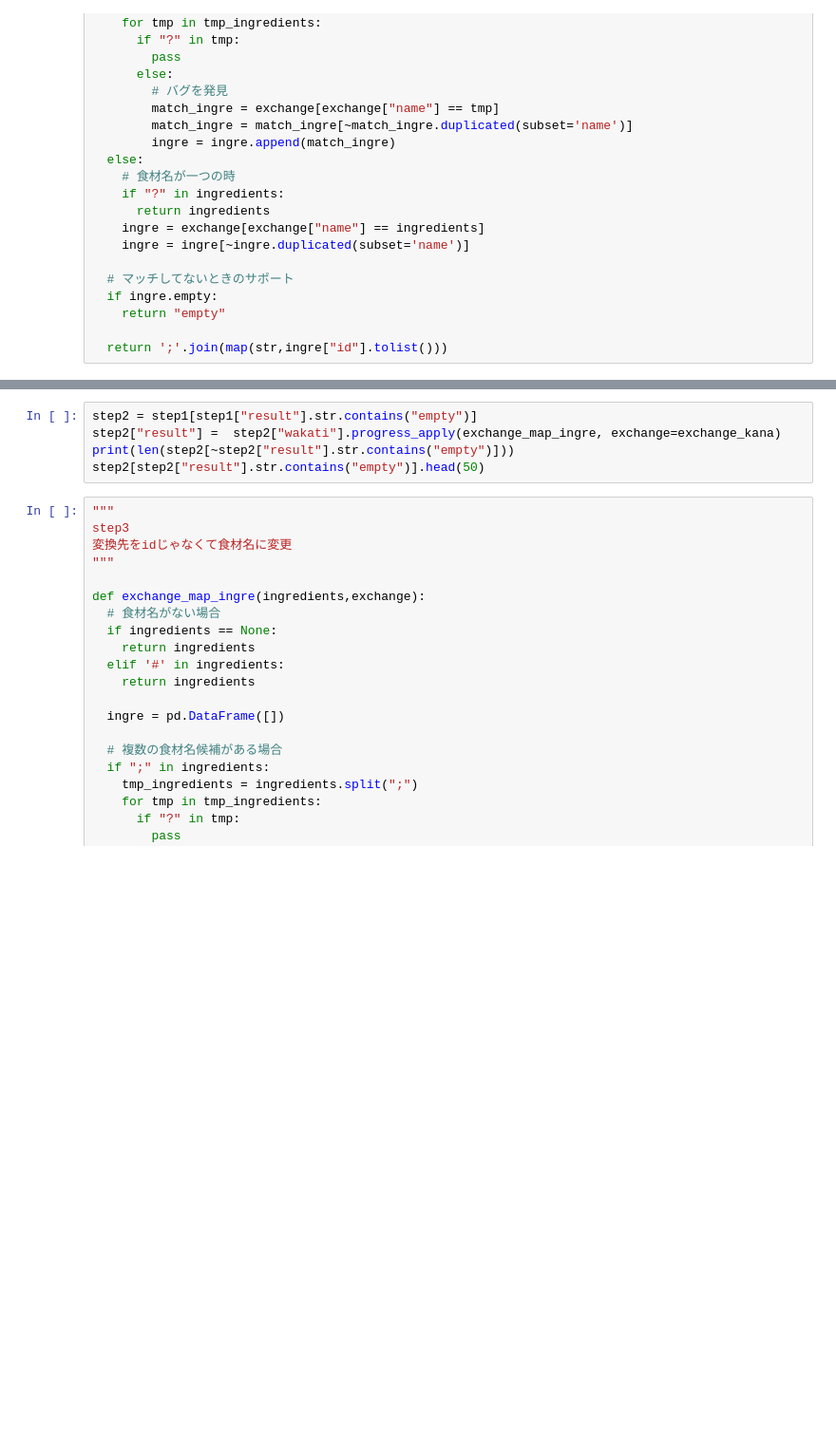
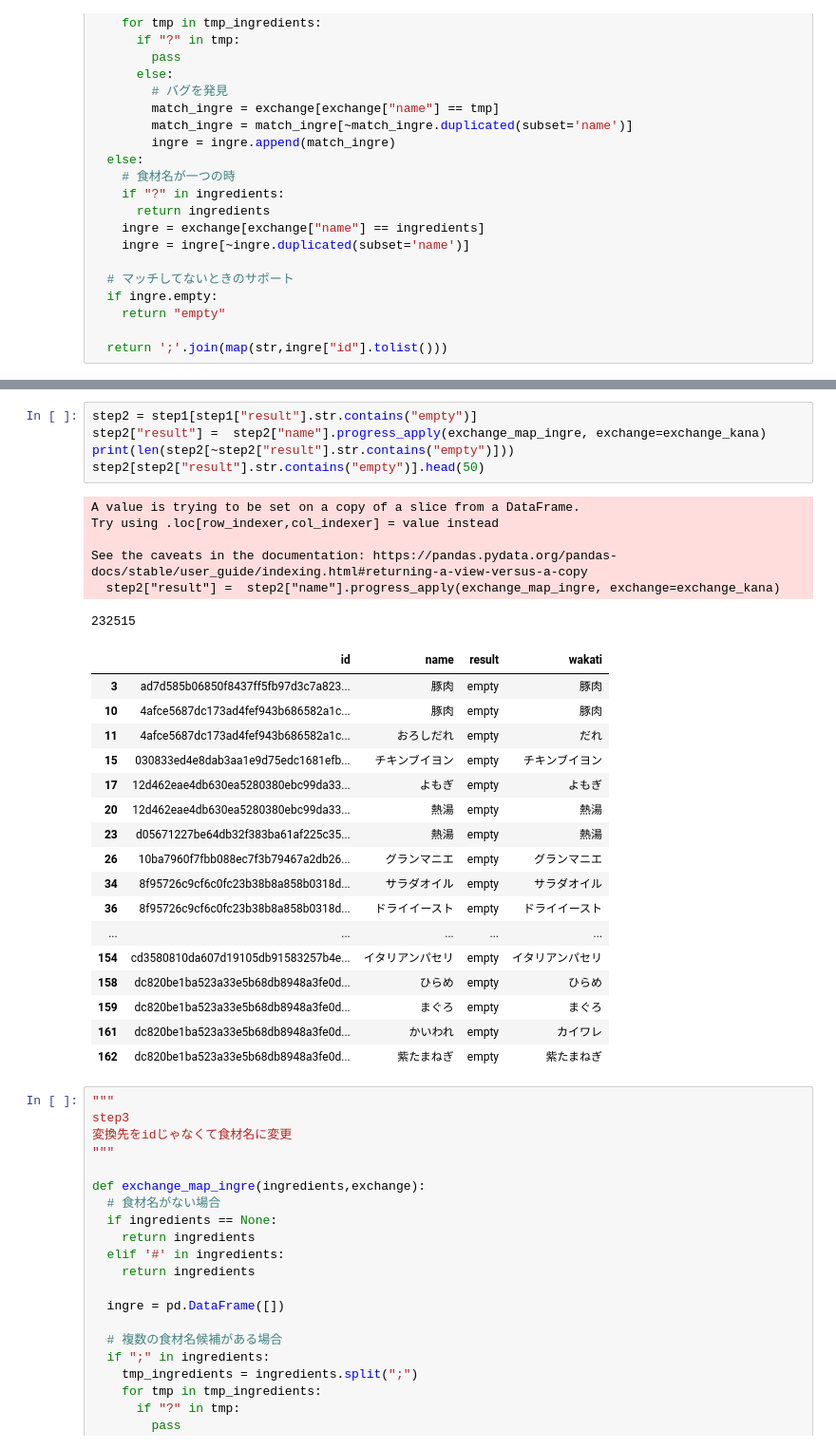
Before and after one commit to RecommendRecipe/analytics_ingredients_name, a Jupyter notebook: work/exchange/analitics_data.ipynb, the cells around one changed output, grey strips where cells are left out. Shown: that part at 95% size. Cells and saved outputs as stored; diff of their text form; blank space fills up the shorter version.

```diff
--- a/work/exchange/analitics_data.ipynb
+++ b/work/exchange/analitics_data.ipynb
@@ -121,8 +140,32 @@ step1[step1["result"].str.contains("empty")].head(50)
 # %%
 step2 = step1[step1["result"].str.contains("empty")]
-step2["result"] =  step2["wakati"].progress_apply(exchange_map_ingre, exchange=exchange_kana)
+step2["result"] =  step2["name"].progress_apply(exchange_map_ingre, exchange=exchange_kana)
 print(len(step2[~step2["result"].str.contains("empty")]))
 step2[step2["result"].str.contains("empty")].head(50)
+# %% [output]
+A value is trying to be set on a copy of a slice from a DataFrame.
+Try using .loc[row_indexer,col_indexer] = value instead
+
+See the caveats in the documentation: https://pandas.pydata.org/pandas-docs/stable/user_guide/indexing.html#returning-a-view-versus-a-copy
+  step2["result"] =  step2["name"].progress_apply(exchange_map_ingre, exchange=exchange_kana)
+232515
+|  | id | name | result | wakati |
+| 3 | ad7d585b06850f8437ff5fb97d3c7a823... | 豚肉 | empty | 豚肉 |
+| 10 | 4afce5687dc173ad4fef943b686582a1c... | 豚肉 | empty | 豚肉 |
+| 11 | 4afce5687dc173ad4fef943b686582a1c... | おろしだれ | empty | だれ |
+| 15 | 030833ed4e8dab3aa1e9d75edc1681efb... | チキンブイヨン | empty | チキンブイヨン |
+| 17 | 12d462eae4db630ea5280380ebc99da33... | よもぎ | empty | よもぎ |
+| 20 | 12d462eae4db630ea5280380ebc99da33... | 熱湯 | empty | 熱湯 |
+| 23 | d05671227be64db32f383ba61af225c35... | 熱湯 | empty | 熱湯 |
+| 26 | 10ba7960f7fbb088ec7f3b79467a2db26... | グランマニエ | empty | グランマニエ |
+| 34 | 8f95726c9cf6c0fc23b38b8a858b0318d... | サラダオイル | empty | サラダオイル |
+| 36 | 8f95726c9cf6c0fc23b38b8a858b0318d... | ドライイースト | empty | ドライイースト |
+| ... | ... | ... | ... | ... |
+| 154 | cd3580810da607d19105db91583257b4e... | イタリアンパセリ | empty | イタリアンパセリ |
+| 158 | dc820be1ba523a33e5b68db8948a3fe0d... | ひらめ | empty | ひらめ |
+| 159 | dc820be1ba523a33e5b68db8948a3fe0d... | まぐろ | empty | まぐろ |
+| 161 | dc820be1ba523a33e5b68db8948a3fe0d... | かいわれ | empty | カイワレ |
+| 162 | dc820be1ba523a33e5b68db8948a3fe0d... | 紫たまねぎ | empty | 紫たまねぎ |
 # %%
 """
 step3
```
Also changed, not shown: parts of 2 cells of this notebook, 1 other file.
